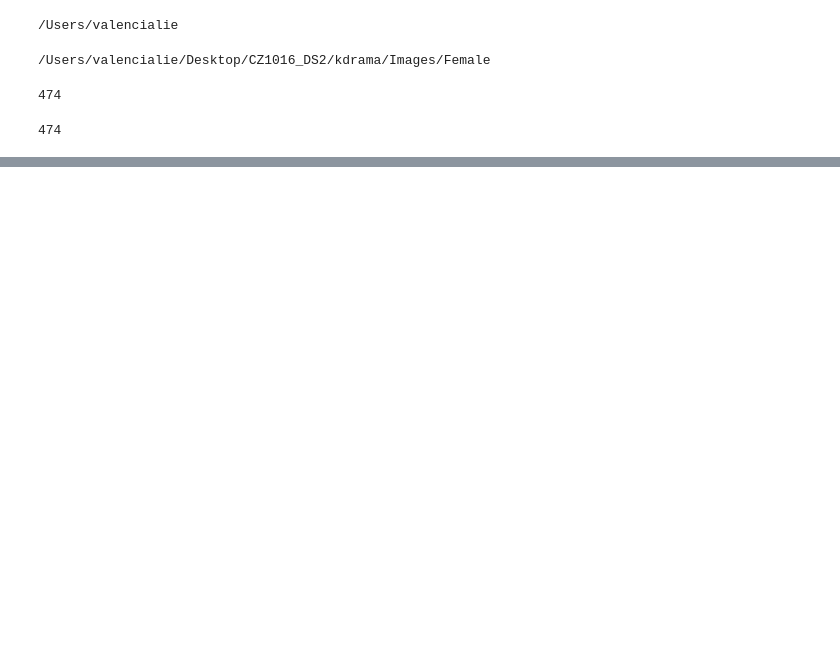
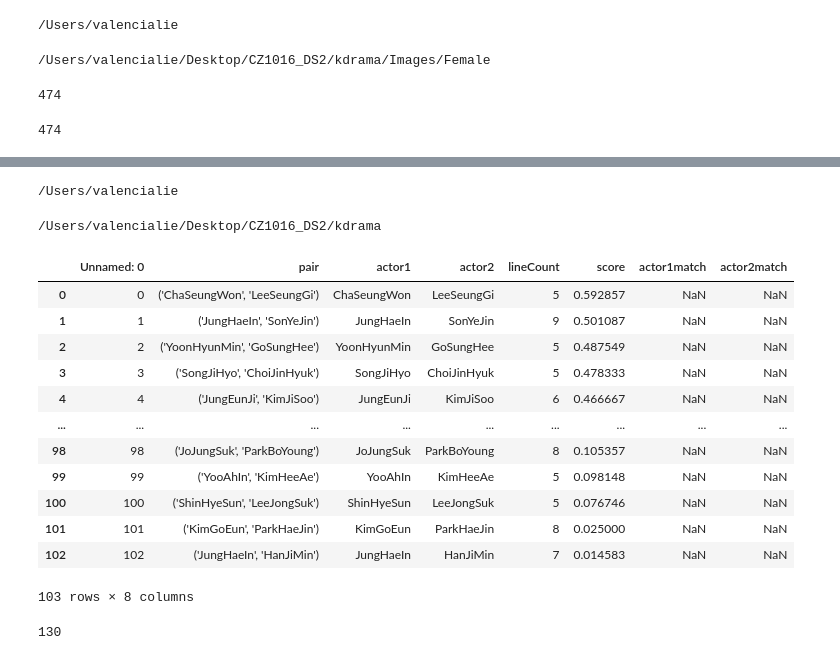
Before and after one commit to valencialie11/cz1016_kdrama, a Jupyter notebook: facial_similarity.ipynb, the cells around one changed output, grey strips where cells are left out. Cells and saved outputs as stored; diff of their text form; code cells hidden in the pictures; blank space fills up the shorter version.

```diff
--- a/facial_similarity.ipynb
+++ b/facial_similarity.ipynb
@@ -396,0 +354,29 @@ dF13
+# %%
+cd
+# %% [output]
+/Users/valencialie
+# %%
+cd Desktop/CZ1016_DS2/kdrama
+# %% [output]
+/Users/valencialie/Desktop/CZ1016_DS2/kdrama
+# %%
+senti = pd.read_csv("senti.csv")
+# %%
+senti['actor1match'] = np.nan
+senti['actor2match'] = np.nan
+# %%
+senti
+# %% [output]
+|  | Unnamed: 0 | pair | actor1 | actor2 | lineCount | score | actor1match | actor2match |
+| 0 | 0 | ('ChaSeungWon', 'LeeSeungGi') | ChaSeungWon | LeeSeungGi | 5 | 0.592857 | NaN | NaN |
+| 1 | 1 | ('JungHaeIn', 'SonYeJin') | JungHaeIn | SonYeJin | 9 | 0.501087 | NaN | NaN |
+| 2 | 2 | ('YoonHyunMin', 'GoSungHee') | YoonHyunMin | GoSungHee | 5 | 0.487549 | NaN | NaN |
+| 3 | 3 | ('SongJiHyo', 'ChoiJinHyuk') | SongJiHyo | ChoiJinHyuk | 5 | 0.478333 | NaN | NaN |
+| 4 | 4 | ('JungEunJi', 'KimJiSoo') | JungEunJi | KimJiSoo | 6 | 0.466667 | NaN | NaN |
+| ... | ... | ... | ... | ... | ... | ... | ... | ... |
+| 98 | 98 | ('JoJungSuk', 'ParkBoYoung') | JoJungSuk | ParkBoYoung | 8 | 0.105357 | NaN | NaN |
+| 99 | 99 | ('YooAhIn', 'KimHeeAe') | YooAhIn | KimHeeAe | 5 | 0.098148 | NaN | NaN |
+| 100 | 100 | ('ShinHyeSun', 'LeeJongSuk') | ShinHyeSun | LeeJongSuk | 5 | 0.076746 | NaN | NaN |
+| 101 | 101 | ('KimGoEun', 'ParkHaeJin') | KimGoEun | ParkHaeJin | 8 | 0.025000 | NaN | NaN |
+| 102 | 102 | ('JungHaeIn', 'HanJiMin') | JungHaeIn | HanJiMin | 7 | 0.014583 | NaN | NaN |
+103 rows × 8 columns
@@ -396,0 +393,4 @@ dF13
+# %%
+len(match1)
+# %% [output]
+130
```
Also changed, not shown: parts of 33 cells of this notebook.
